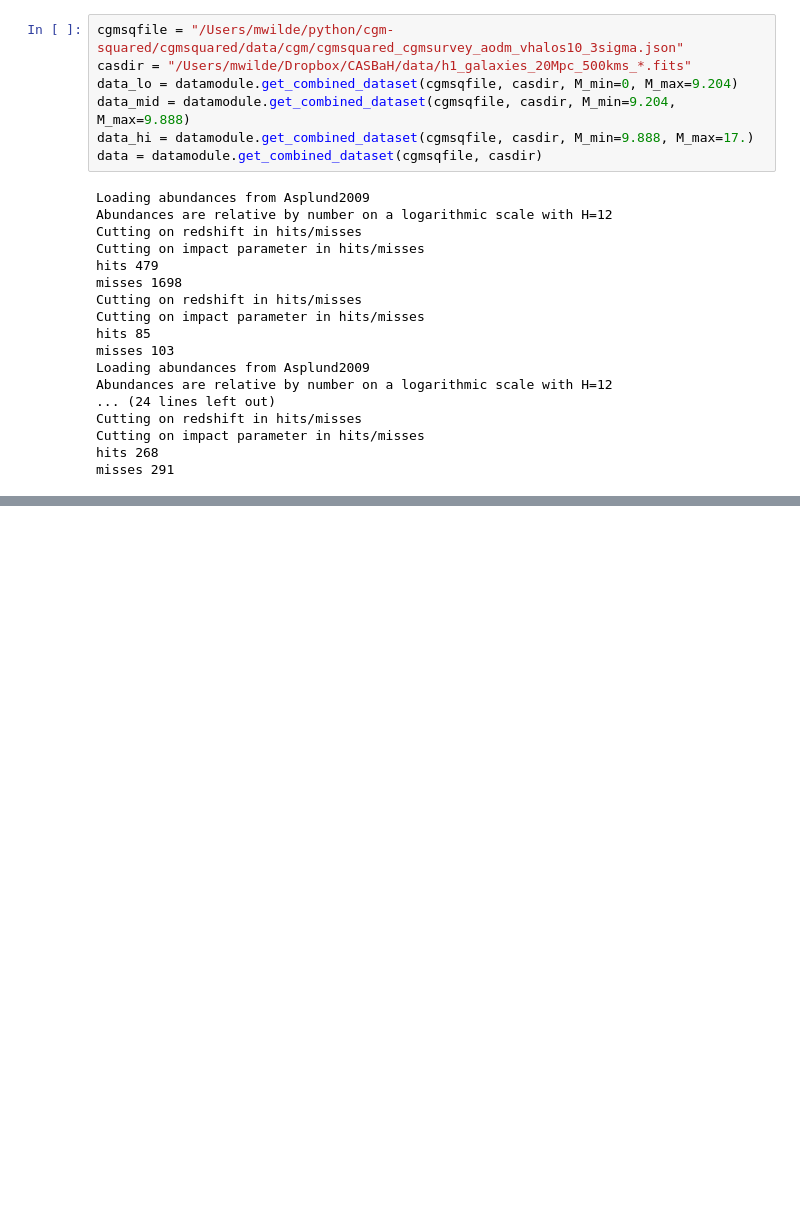
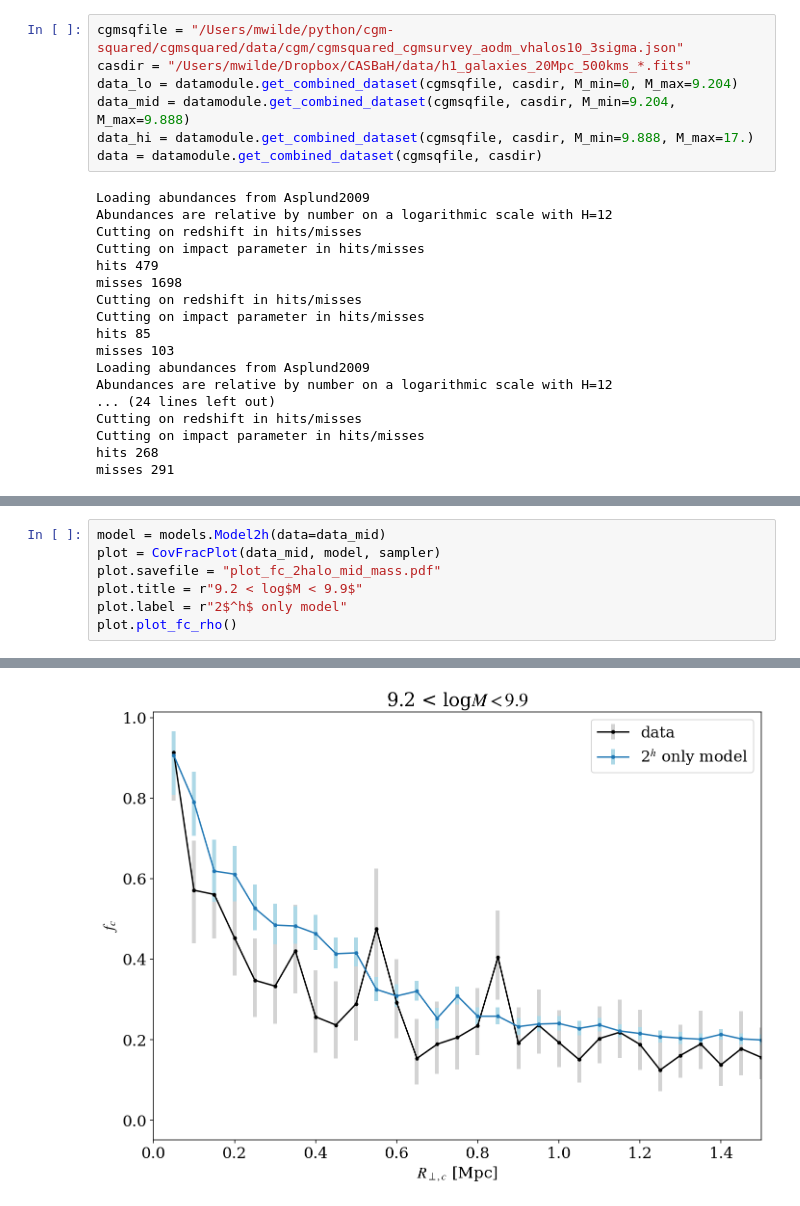
Before and after one commit to mattcwilde/1halo2halo, a Jupyter notebook: haloclustering/notebooks/two-halo-only/plot_fc.ipynb, the cells around one changed output, grey strips where cells are left out. Cells and saved outputs as stored; diff of their text form; blank space fills up the shorter version.

```diff
--- a/haloclustering/notebooks/two-halo-only/plot_fc.ipynb
+++ b/haloclustering/notebooks/two-halo-only/plot_fc.ipynb
@@ -135,0 +90,8 @@ plt.xlabel(r'$R_{\perp,c}$ [Mpc]');
+# %%
+model = models.Model2h(data=data_mid)
+plot = CovFracPlot(data_mid, model, sampler)
+plot.savefile = "plot_fc_2halo_mid_mass.pdf"
+plot.title = r"9.2 < log$M < 9.9$"
+plot.label = r"2$^h$ only model"
+plot.plot_fc_rho()
+# %% [output]
@@ -135,0 +99 @@ plt.xlabel(r'$R_{\perp,c}$ [Mpc]');
+[figure, added]
```
Also changed, not shown: parts of 17 cells of this notebook.
